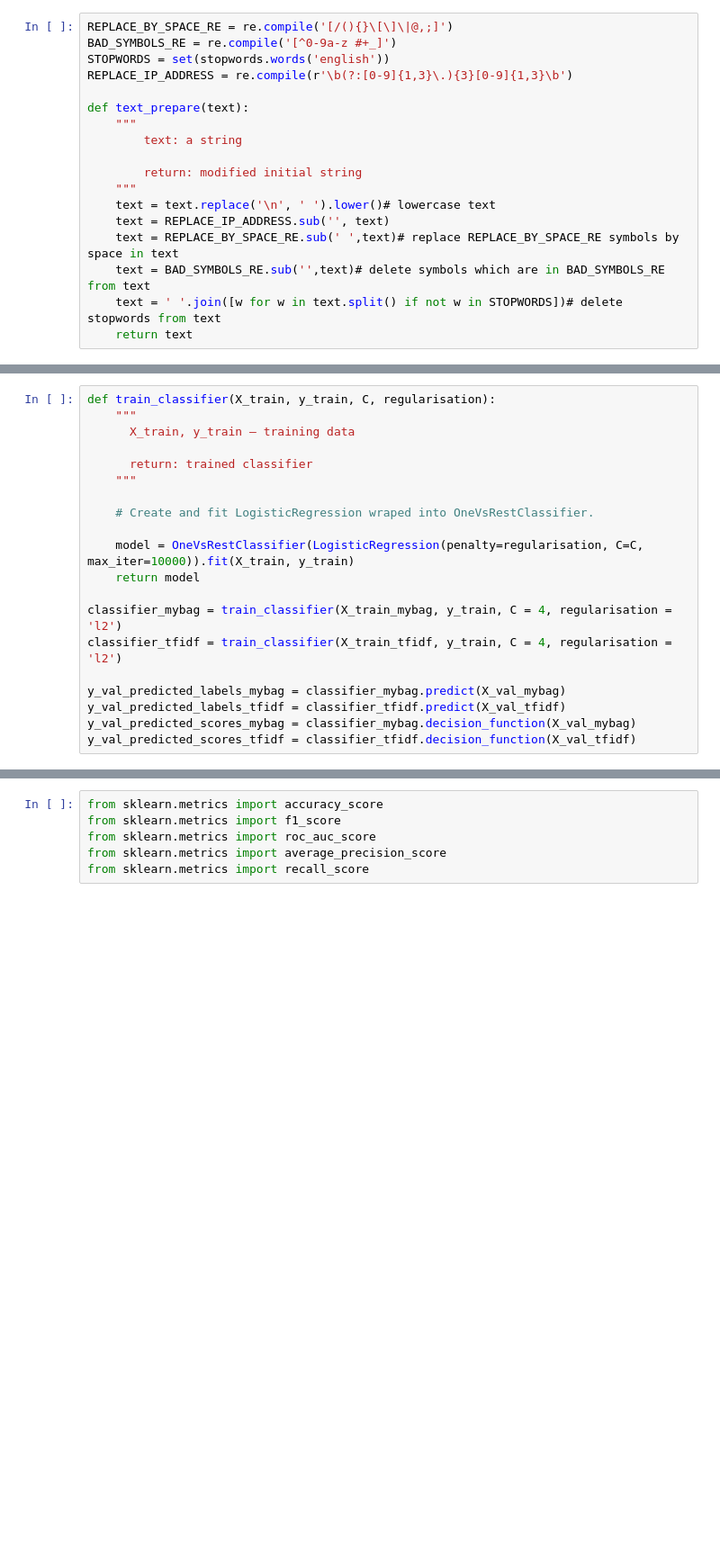
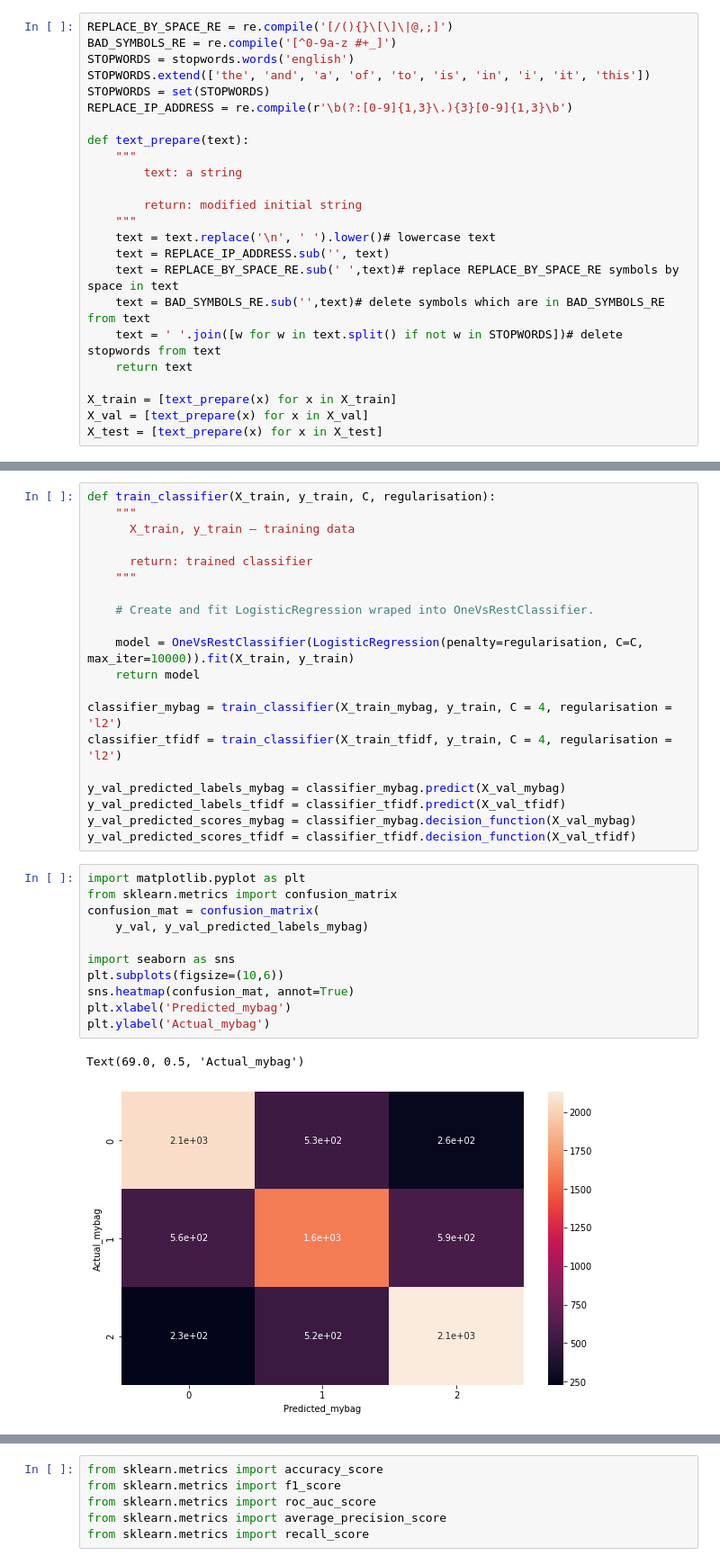
Before and after one commit to Cloblak/GeneralizingSentiment, a Jupyter notebook: notebooks/CoLab_ModelExecution.ipynb, the cells around one changed output, grey strips where cells are left out. Shown at 90% size. Drawn from its saved outputs; the diff is of its cells as text; blank space fills up the shorter version.

```diff
--- a/notebooks/CoLab_ModelExecution.ipynb
+++ b/notebooks/CoLab_ModelExecution.ipynb
@@ -204,7 +222,9 @@ True
 # %%
 REPLACE_BY_SPACE_RE = re.compile('[/(){}\[\]\|@,;]')
 BAD_SYMBOLS_RE = re.compile('[^0-9a-z #+_]')
-STOPWORDS = set(stopwords.words('english'))
+STOPWORDS = stopwords.words('english')
+STOPWORDS.extend(['the', 'and', 'a', 'of', 'to', 'is', 'in', 'i', 'it', 'this'])
+STOPWORDS = set(STOPWORDS)
 REPLACE_IP_ADDRESS = re.compile(r'\b(?:[0-9]{1,3}\.){3}[0-9]{1,3}\b')
 
 def text_prepare(text):
@@ -219,6 +239,10 @@ def text_prepare(text):
     text = BAD_SYMBOLS_RE.sub('',text)# delete symbols which are in BAD_SYMBOLS_RE from text
     text = ' '.join([w for w in text.split() if not w in STOPWORDS])# delete stopwords from text
     return text
+
+X_train = [text_prepare(x) for x in X_train]
+X_val = [text_prepare(x) for x in X_val]
+X_test = [text_prepare(x) for x in X_test]
 # %%
 # Dictionary of all words from train corpus with their counts.
 words_counts = {}
@@ -305,3 +338,17 @@ y_val_predicted_labels_mybag = classifier_mybag.predict(X_val_mybag)
 y_val_predicted_labels_tfidf = classifier_tfidf.predict(X_val_tfidf)
 y_val_predicted_scores_mybag = classifier_mybag.decision_function(X_val_mybag)
 y_val_predicted_scores_tfidf = classifier_tfidf.decision_function(X_val_tfidf)
+# %%
+import matplotlib.pyplot as plt
+from sklearn.metrics import confusion_matrix
+confusion_mat = confusion_matrix(
+    y_val, y_val_predicted_labels_mybag)
+
+import seaborn as sns
+plt.subplots(figsize=(10,6))
+sns.heatmap(confusion_mat, annot=True)
+plt.xlabel('Predicted_mybag')
+plt.ylabel('Actual_mybag')
+# %% [output]
+Text(69.0, 0.5, 'Actual_mybag')
+[figure, added]
```
Also changed, not shown: parts of 21 cells of this notebook.
